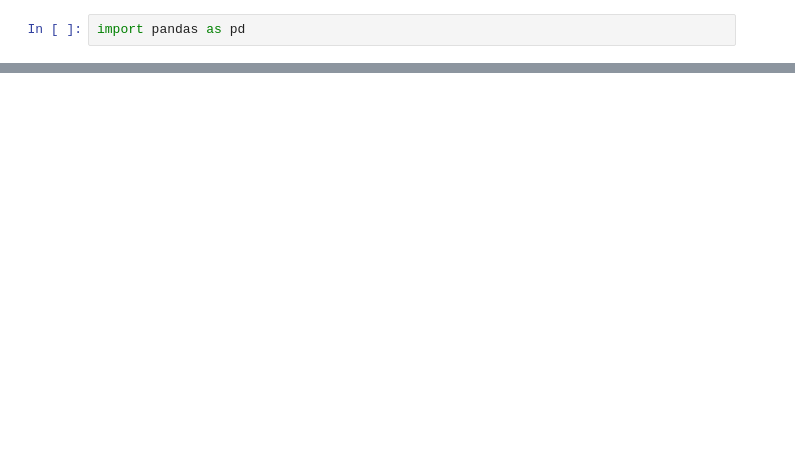
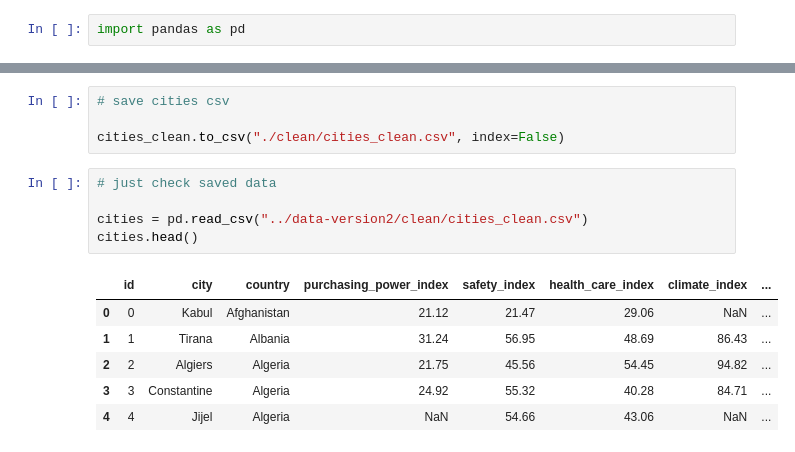
Before and after one commit to PicoloGroup/DB-FindMyMasters, a Jupyter notebook: data-version2/CitiesDataCleaning.ipynb, the cells around one changed output, grey strips where cells are left out. Drawn from its saved outputs; the diff is of its cells as text; blank space fills up the shorter version.

Commit message:
feat: finalize cities.csv for postgress

```diff
--- a/data-version2/CitiesDataCleaning.ipynb
+++ b/data-version2/CitiesDataCleaning.ipynb
@@ -75,0 +168,16 @@ cities[cities["country"] == "Canada"]
+# %%
+# save cities csv
+
+cities_clean.to_csv("./clean/cities_clean.csv", index=False)
+# %%
+# just check saved data
+
+cities = pd.read_csv("../data-version2/clean/cities_clean.csv")
+cities.head()
+# %% [output]
+|  | id | city | country | purchasing_power_index | safety_index | health_care_index | climate_index | ... |
+| 0 | 0 | Kabul | Afghanistan | 21.12 | 21.47 | 29.06 | NaN | ... |
+| 1 | 1 | Tirana | Albania | 31.24 | 56.95 | 48.69 | 86.43 | ... |
+| 2 | 2 | Algiers | Algeria | 21.75 | 45.56 | 54.45 | 94.82 | ... |
+| 3 | 3 | Constantine | Algeria | 24.92 | 55.32 | 40.28 | 84.71 | ... |
+| 4 | 4 | Jijel | Algeria | NaN | 54.66 | 43.06 | NaN | ... |
```
Also changed, not shown: parts of 16 cells of this notebook, 1 other file.
